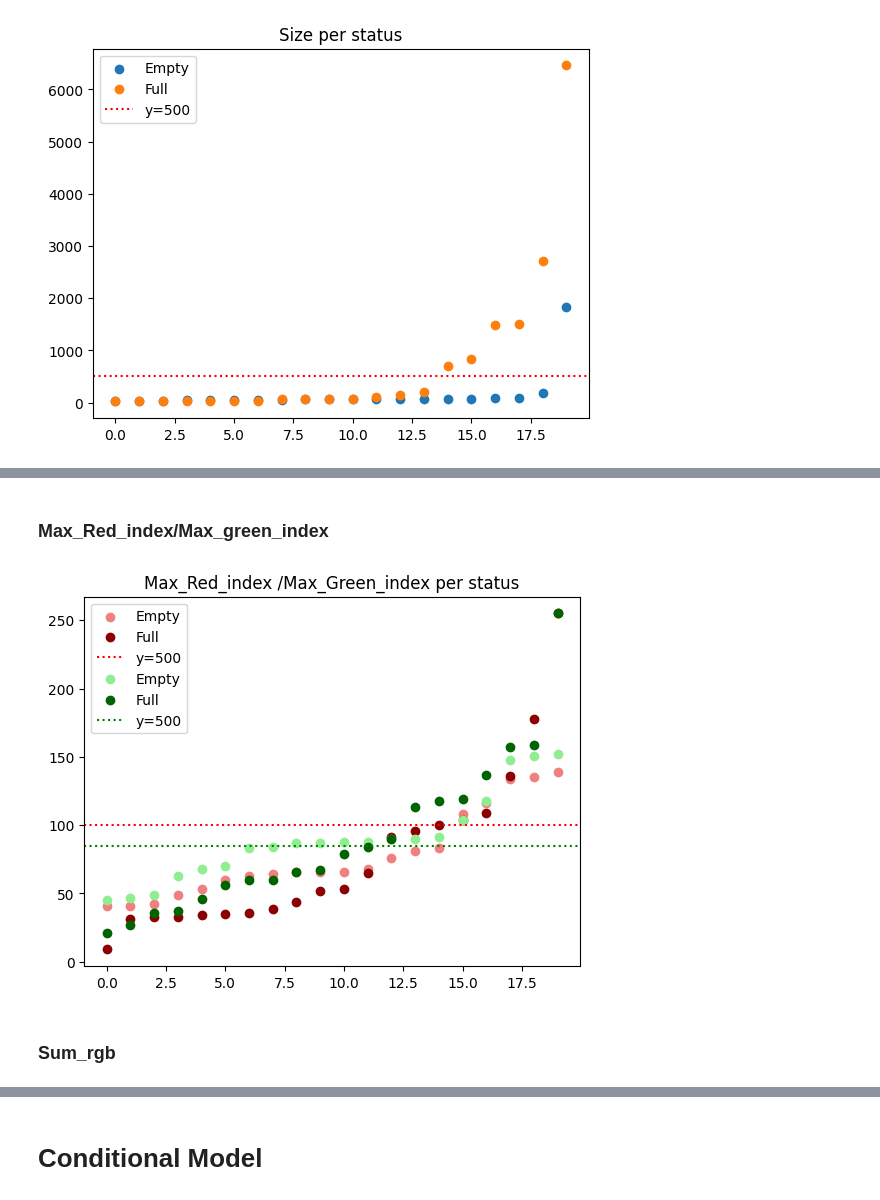
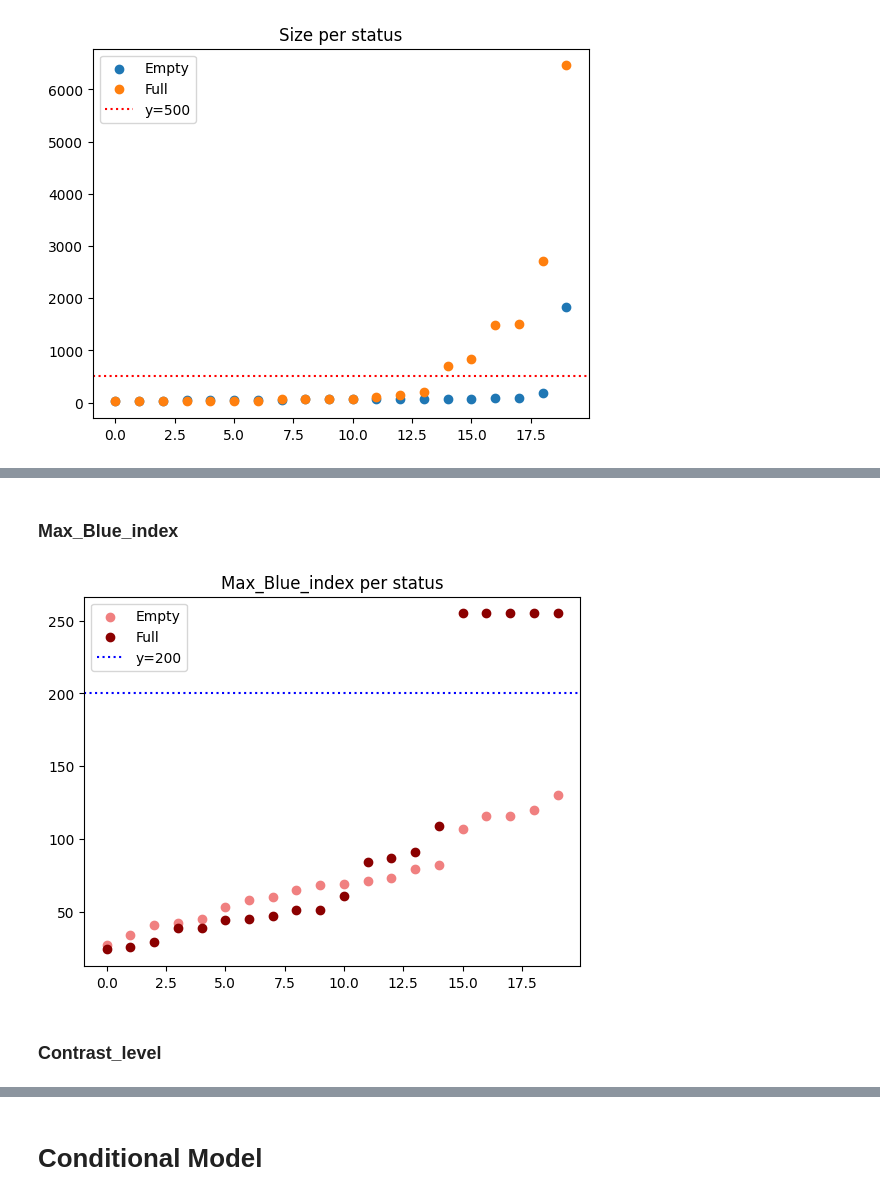
Before and after one commit to DorDNS/SolutionDelivery_PRJ, a Jupyter notebook: backend/src/TrashMapServer/model_classification.ipynb, the cells around one changed output, grey strips where cells are left out. Saved outputs shown, nothing was run; the diff lists cells and outputs as text; code cells hidden in the pictures.

```diff
--- a/backend/src/TrashMapServer/model_classification.ipynb
+++ b/backend/src/TrashMapServer/model_classification.ipynb
@@ -102,6 +102,15 @@ def extract_max_indices(hist_str):
 
 # Application de la fonction sur toute la colonne
 image_data[["Max_Red_Index", "Max_Green_Index", "Max_Blue_Index"]] = image_data["RGB_Histogram"].apply(extract_max_indices)
+# %%
+def get_max_luminance_index(hist_str):
+    if pd.isna(hist_str):
+        return None
+    hist = json.loads(hist_str)
+    return max(range(len(hist)), key=lambda i: hist[i])
+
+# Application de la fonction ligne par ligne
+image_data["Max_Lumi_Index"] = image_data["Luminance_Histogram"].apply(get_max_luminance_index)
 # %%
 # Convertir les colonnes en float avant la somme pour éviter la concaténation de chaînes
 image_data["sum_rgb"] = image_data[["Avg_R", "Avg_G", "Avg_B"]].astype(float).sum(axis=1)
@@ -380,21 +345,16 @@ plt.show()
 # %% [markdown]
-### Max_Red_index/Max_green_index
+### Max_Blue_index
 # %%
-max_red_empty = image_empty["Max_Red_Index"].astype(float)
-max_red_full = image_full["Max_Red_Index"].astype(float)
-max_green_empty = image_empty["Max_Green_Index"].astype(float)
-max_green_full = image_full["Max_Green_Index"].astype(float)
-plt.scatter(n.arange(len(max_red_empty)), sorted(max_red_empty), label="Empty", color='lightcoral')
-plt.scatter(n.arange(len(max_red_full)), sorted(max_red_full), label="Full", color='darkred')
-plt.axhline(y=100, color='red', linestyle=':', label='y=100')
-plt.scatter(n.arange(len(max_green_empty)), sorted(max_green_empty), label="Empty", color='lightgreen')
-plt.scatter(n.arange(len(max_green_full)), sorted(max_green_full), label="Full", color='darkgreen')
-plt.axhline(y=85, color='green', linestyle=':', label='y=85')
-plt.title("Max_Red_index /Max_Green_index per status")
+max_blue_empty = image_empty["Max_Blue_Index"].astype(float)
+max_blue_full = image_full["Max_Blue_Index"].astype(float)
+plt.scatter(n.arange(len(max_blue_empty)), sorted(max_blue_empty), label="Empty", color='lightcoral')
+plt.scatter(n.arange(len(max_blue_full)), sorted(max_blue_full), label="Full", color='darkred')
+plt.axhline(y=200, color='blue', linestyle=':', label='y=200')
+plt.title("Max_Blue_index per status")
 plt.legend()
 plt.show()
 # %% [output]
-[figure, old version]
+[figure, new version]
 # %% [markdown]
-### Sum_rgb
+### Contrast_level
 # %%
```
Also changed, not shown: parts of 10 cells of this notebook.
